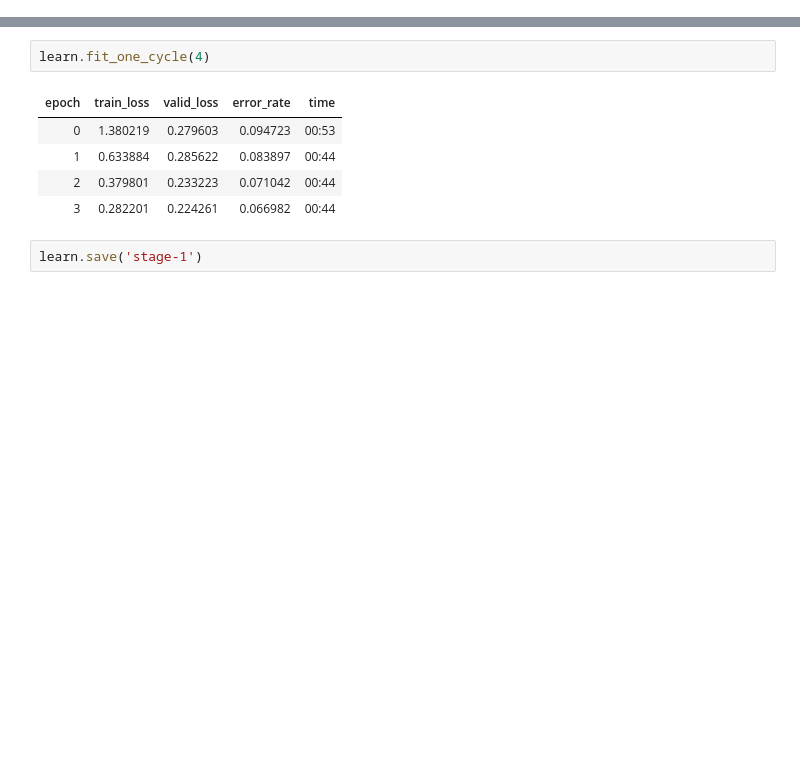
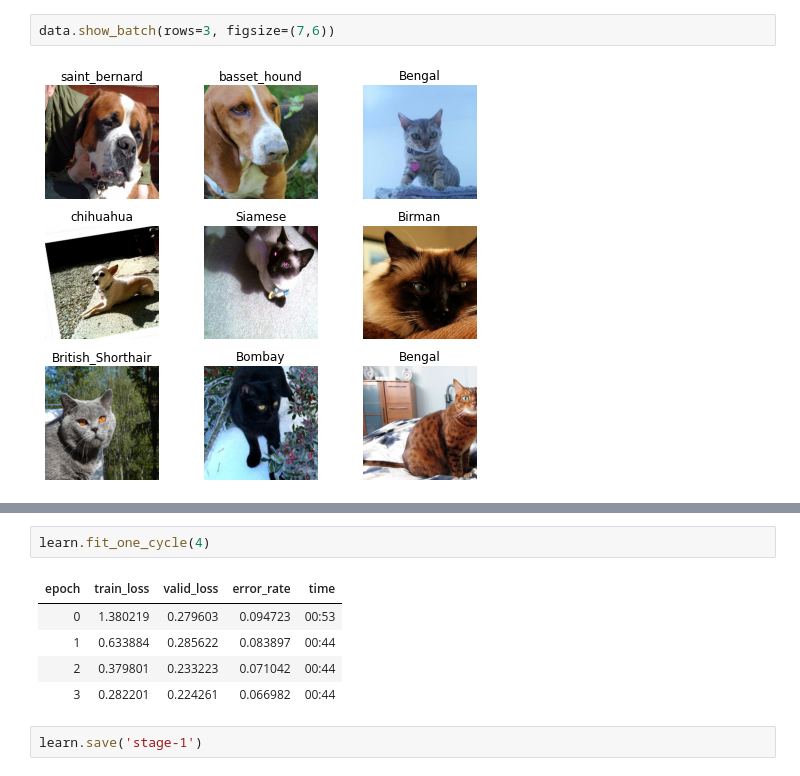
Before and after one commit to kjcho92/projects, a Jupyter notebook: aznb/lesson3-1.ipynb, the cells around one changed output, grey strips where cells are left out. Cells and saved outputs as stored; diff of their text form; blank space fills up the shorter version.

```diff
--- a/aznb/lesson3-1.ipynb
+++ b/aznb/lesson3-1.ipynb
@@ -0,0 +1,4 @@
+# %%
+data.show_batch(rows=3, figsize=(7,6))
+# %% [output]
+[figure, added]
```
Also changed, not shown: parts of 5 cells of this notebook.
